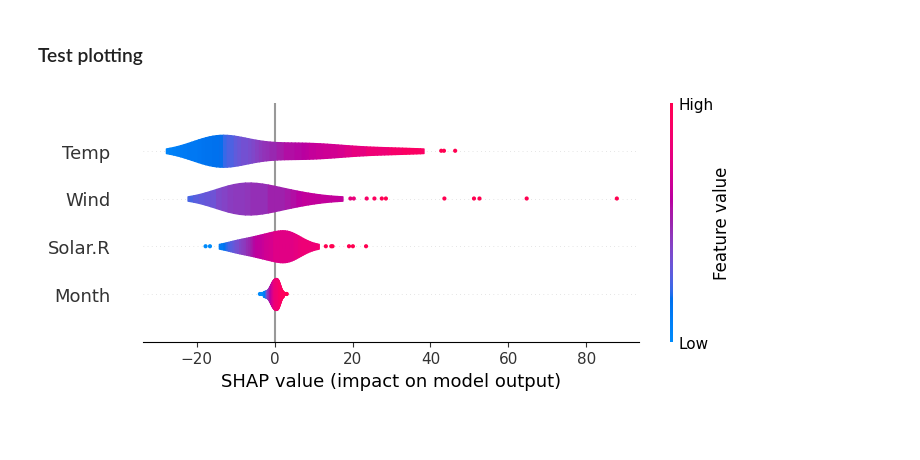
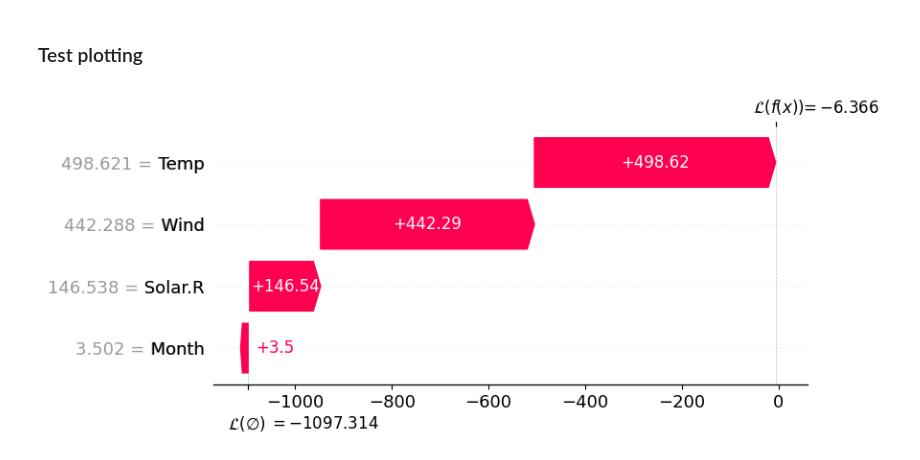
Before and after one commit to NorskRegnesentral/shapr, a Jupyter notebook: python/sandkasse.ipynb, the cells around one changed output. Drawn from its saved outputs; the diff is of its cells as text; code cells hidden in the pictures; blank space fills up the shorter version.

```diff
--- a/python/sandkasse.ipynb
+++ b/python/sandkasse.ipynb
@@ -74,6 +74,6 @@ explanation_SHAP = explain(
 # %%
 from shaprpy.plot import plot
 # %%
-plot(explanation_SHAP, "violin")
+plot(explanation_SAGE, "waterfall")
 # %% [output]
-[figure, old version]
+[figure, new version]
```
Also changed, not shown: 3 other files.
